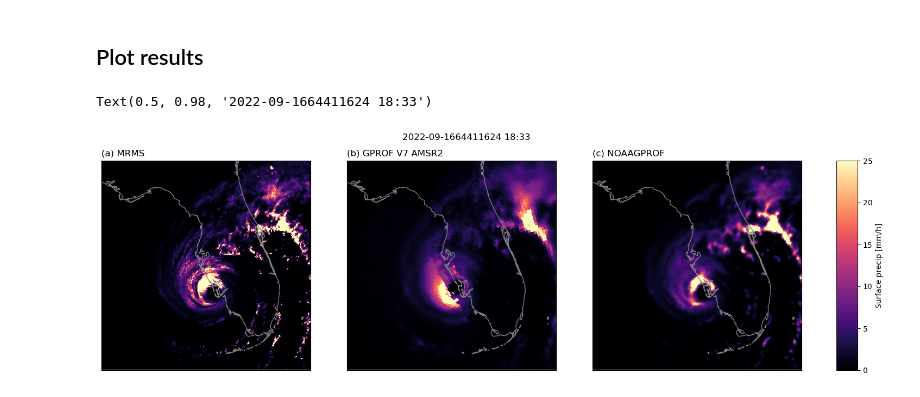
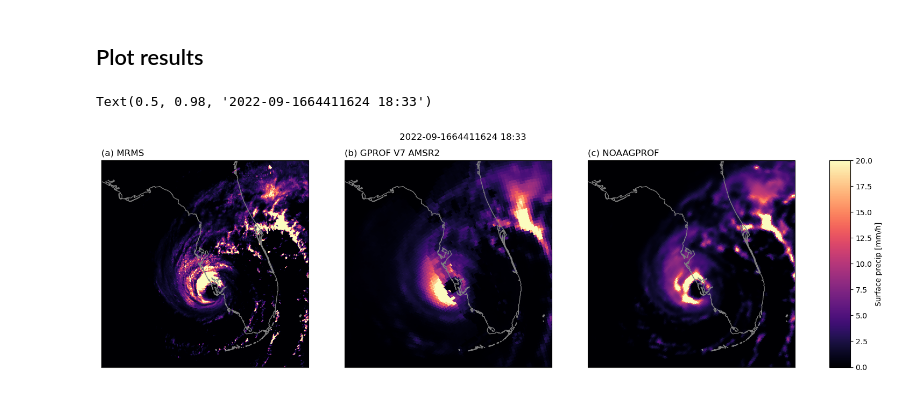
Before and after one commit to simonpf/noaagprof, a Jupyter notebook: notebooks/retrieval_example.ipynb, the cells around one changed output. Cells and saved outputs as stored; diff of their text form; code cells hidden in the pictures.

```diff
--- a/notebooks/retrieval_example.ipynb
+++ b/notebooks/retrieval_example.ipynb
@@ -271,68 +256,34 @@ from matplotlib.colors import Normalize
 crs = area_def.to_cartopy_crs()
 ext = area_def.area_extent
 ext = (ext[0], ext[2], ext[1], ext[3])
 gs = GridSpec(1, 4, width_ratios=[1.0, 1.0, 1.0, 0.1])
 
-norm = Normalize(0, 25)
+norm = Normalize(0, 20)
 cmap = "magma"
 
 fig = plt.figure(figsize=(18, 5))
 
 ax = fig.add_subplot(gs[0, 0], projection=crs)
 ax.imshow(mrms_data.precip_rate.data, extent=ext, norm=norm, cmap=cmap)
 ax.coastlines(color="grey")
 ax.set_title("(a) MRMS", loc="left")
 
 ax = fig.add_subplot(gs[0, 1], projection=crs)
 ax.imshow(gprof_data.surface_precipitation.data, extent=ext, norm=norm, cmap=cmap)
 ax.coastlines(color="grey")
 ax.set_title("(b) GPROF V7 AMSR2", loc="left")
 
 ax = fig.add_subplot(gs[0, 2], projection=crs)
 m = ax.imshow(results_noaagprof.surface_precip.data, extent=ext, norm=norm, cmap=cmap)
 ax.coastlines(color="grey")
 ax.set_title("(c) NOAAGPROF", loc="left")
 
 ax = fig.add_subplot(gs[0, 3])
 plt.colorbar(m, cax=ax, label="Surface precip [mm/h]")
 
 time_range = granule.time_range
 ctime = time_range.start + 0.5 * (time_range.end - time_range.start)
 plt.suptitle(ctime.strftime("%Y-%m-%s %H:%M"))
+# %% [output]
+Text(0.5, 0.98, '2022-09-1664411624 18:33')
+[figure, added]
-# %%
-from matplotlib.gridspec import GridSpec
-from matplotlib.colors import Normalize
-
-crs = area_def.to_cartopy_crs()
-ext = area_def.area_extent
-ext = (ext[0], ext[2], ext[1], ext[3])
-
-norm = Normalize(0, 25)
-cmap = "magma"
-
-fig = plt.figure(figsize=(18, 5))
-
-ax = fig.add_subplot(gs[0, 0], projection=crs)
-ax.imshow(mrms_data.precip_rate.data, extent=ext, norm=norm, cmap=cmap)
-ax.coastlines(color="grey")
-ax.set_title("(a) MRMS", loc="left")
-
-ax = fig.add_subplot(gs[0, 1], projection=crs)
-ax.imshow(gprof_data.surface_precipitation.data, extent=ext, norm=norm, cmap=cmap)
-ax.coastlines(color="grey")
-ax.set_title("(b) GPROF V7 AMSR2", loc="left")
-
-ax = fig.add_subplot(gs[0, 2], projection=crs)
-m = ax.imshow(results_noaagprof.surface_precip.data, extent=ext, norm=norm, cmap=cmap)
-ax.coastlines(color="grey")
-ax.set_title("(c) NOAAGPROF", loc="left")
-
-ax = fig.add_subplot(gs[0, 3])
-plt.colorbar(m, cax=ax, label="Surface precip [mm/h]")
-
-time_range = granule.time_range
-ctime = time_range.start + 0.5 * (time_range.end - time_range.start)
-plt.suptitle(ctime.strftime("%Y-%m-%s %H:%M"))
-# %% [output]
-Text(0.5, 0.98, '2022-09-1664411624 18:33')
-[figure, removed]
```
Also changed, not shown: parts of 44 cells of this notebook, 2 other files.
